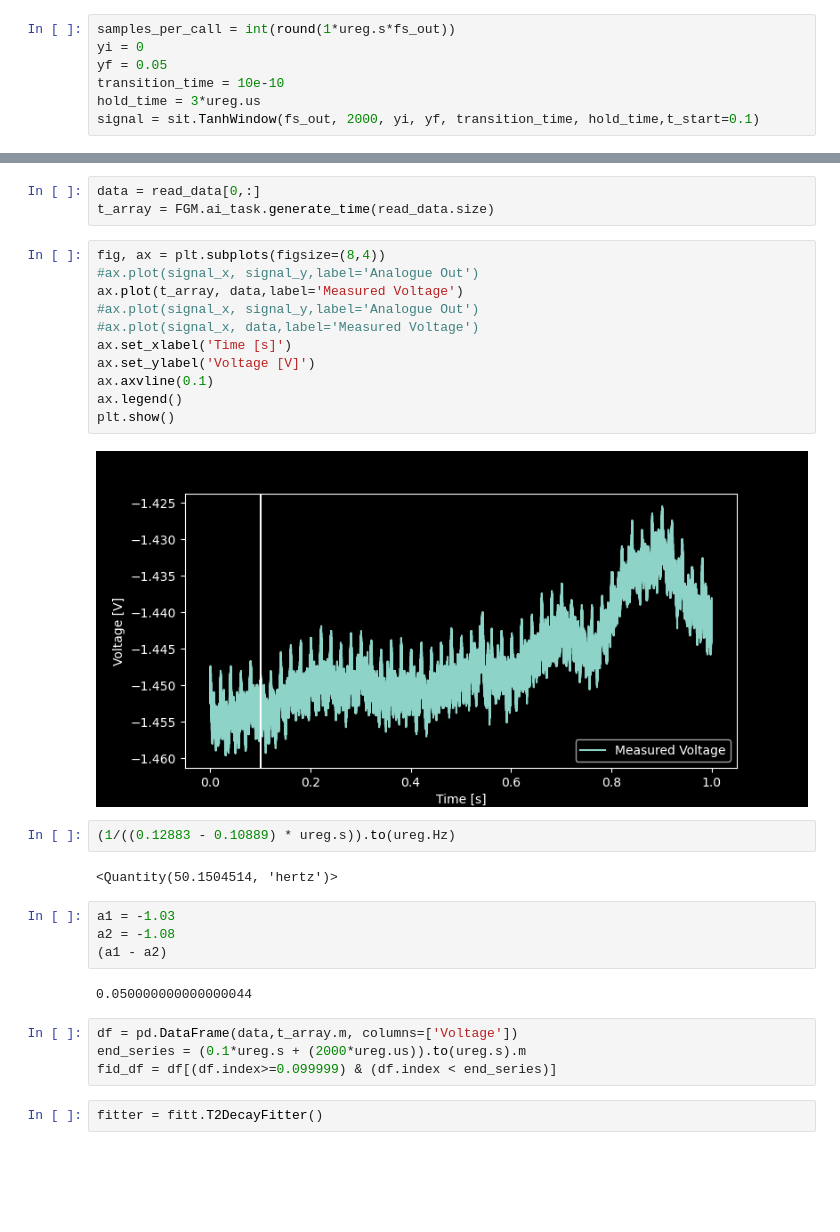
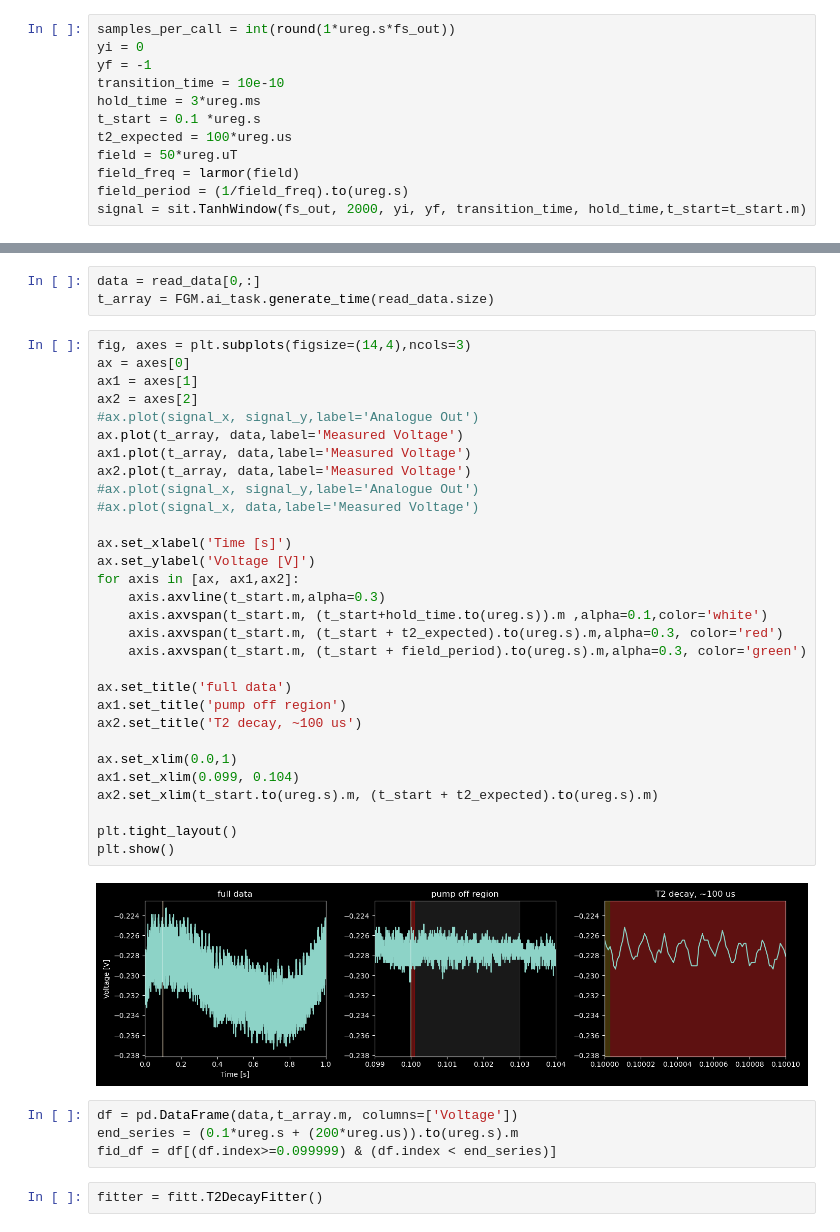
Before and after one commit to zirdisyukur/Hybrid-Pumping, a Jupyter notebook: measurements/Spinexchange_measure.ipynb, the cells around one changed output, grey strips where cells are left out. Saved outputs shown, nothing was run; the diff lists cells and outputs as text; blank space fills up the shorter version.

```diff
--- a/measurements/Spinexchange_measure.ipynb
+++ b/measurements/Spinexchange_measure.ipynb
@@ -86,10 +94,15 @@ fs_out = FGM.configure_timings()
 # %%
 samples_per_call = int(round(1*ureg.s*fs_out))
 yi = 0
-yf = 0.05
+yf = -1
 transition_time = 10e-10
-hold_time = 3*ureg.us
-signal = sit.TanhWindow(fs_out, 2000, yi, yf, transition_time, hold_time,t_start=0.1)
+hold_time = 3*ureg.ms
+t_start = 0.1 *ureg.s
+t2_expected = 100*ureg.us
+field = 50*ureg.uT
+field_freq = larmor(field)
+field_period = (1/field_freq).to(ureg.s)
+signal = sit.TanhWindow(fs_out, 2000, yi, yf, transition_time, hold_time,t_start=t_start.m)
 # %%
 interval = 1
 signal_x, signal_y = signal.generate_for(interval)
@@ -105,31 +118,40 @@ FGM.stop()
 data = read_data[0,:]
 t_array = FGM.ai_task.generate_time(read_data.size)
 # %%
-fig, ax = plt.subplots(figsize=(8,4))
+fig, axes = plt.subplots(figsize=(14,4),ncols=3)
+ax = axes[0]
+ax1 = axes[1]
+ax2 = axes[2]
 #ax.plot(signal_x, signal_y,label='Analogue Out')
 ax.plot(t_array, data,label='Measured Voltage')
+ax1.plot(t_array, data,label='Measured Voltage')
+ax2.plot(t_array, data,label='Measured Voltage')
 #ax.plot(signal_x, signal_y,label='Analogue Out')
 #ax.plot(signal_x, data,label='Measured Voltage')
+
 ax.set_xlabel('Time [s]')
 ax.set_ylabel('Voltage [V]')
-ax.axvline(0.1)
-ax.legend()
+for axis in [ax, ax1,ax2]:
+    axis.axvline(t_start.m,alpha=0.3)
+    axis.axvspan(t_start.m, (t_start+hold_time.to(ureg.s)).m ,alpha=0.1,color='white')
+    axis.axvspan(t_start.m, (t_start + t2_expected).to(ureg.s).m,alpha=0.3, color='red')
+    axis.axvspan(t_start.m, (t_start + field_period).to(ureg.s).m,alpha=0.3, color='green')
+
+ax.set_title('full data')
+ax1.set_title('pump off region')
+ax2.set_title('T2 decay, ~100 us')
+
+ax.set_xlim(0.0,1)
+ax1.set_xlim(0.099, 0.104)
+ax2.set_xlim(t_start.to(ureg.s).m, (t_start + t2_expected).to(ureg.s).m)
+
+plt.tight_layout()
 plt.show()
 # %% [output]
-[figure, old version]
+[figure, new version]
-# %%
-(1/((0.12883 - 0.10889) * ureg.s)).to(ureg.Hz)
-# %% [output]
-<Quantity(50.1504514, 'hertz')>
-# %%
-a1 = -1.03
-a2 = -1.08
-(a1 - a2)
-# %% [output]
-0.050000000000000044
 # %%
 df = pd.DataFrame(data,t_array.m, columns=['Voltage'])
-end_series = (0.1*ureg.s + (2000*ureg.us)).to(ureg.s).m
+end_series = (0.1*ureg.s + (200*ureg.us)).to(ureg.s).m
 fid_df = df[(df.index>=0.099999) & (df.index < end_series)]
 # %%
 fitter = fitt.T2DecayFitter()
```
Also changed, not shown: parts of 26 cells of this notebook, 2 other files.
